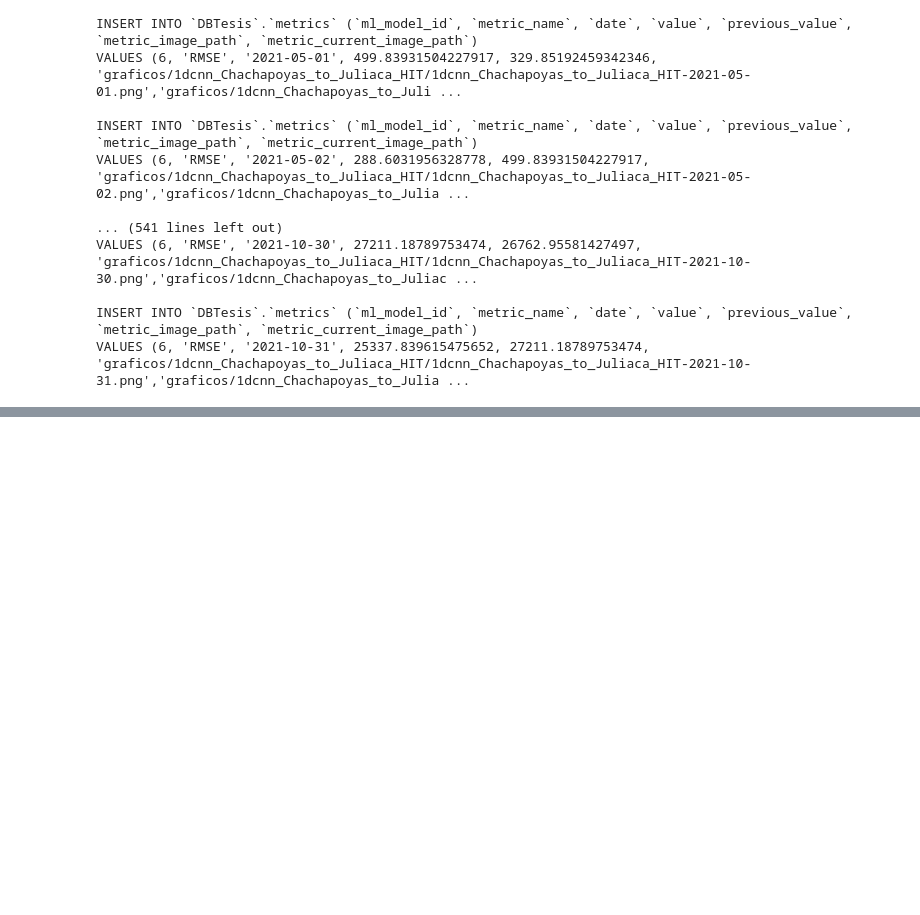
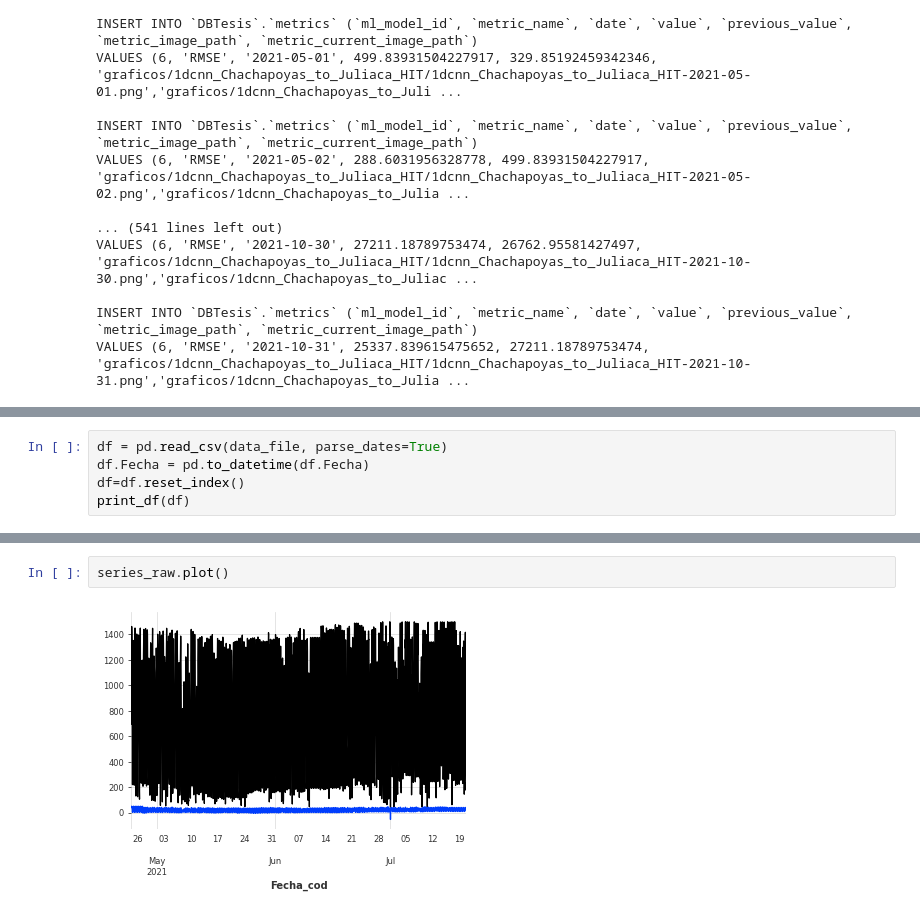
Before and after one commit to Leinadh/PV-Forecasting, a Jupyter notebook: generacion_graficos.ipynb, the cells around one changed output, grey strips where cells are left out. Cells and saved outputs as stored; diff of their text form; blank space fills up the shorter version.

```diff
--- a/generacion_graficos.ipynb
+++ b/generacion_graficos.ipynb
@@ -1517,0 +1559,5 @@ VALUES (6, 'RMSE', '2021-10-31', 25337.839615475652, 27211.18789753474, 'grafico
+# %%
+df = pd.read_csv(data_file, parse_dates=True)
+df.Fecha = pd.to_datetime(df.Fecha)
+df=df.reset_index()
+print_df(df)
@@ -1517,0 +1607,4 @@ VALUES (6, 'RMSE', '2021-10-31', 25337.839615475652, 27211.18789753474, 'grafico
+# %%
+series_raw.plot()
+# %% [output]
+[figure, added]
```
Also changed, not shown: parts of 91 cells of this notebook.
